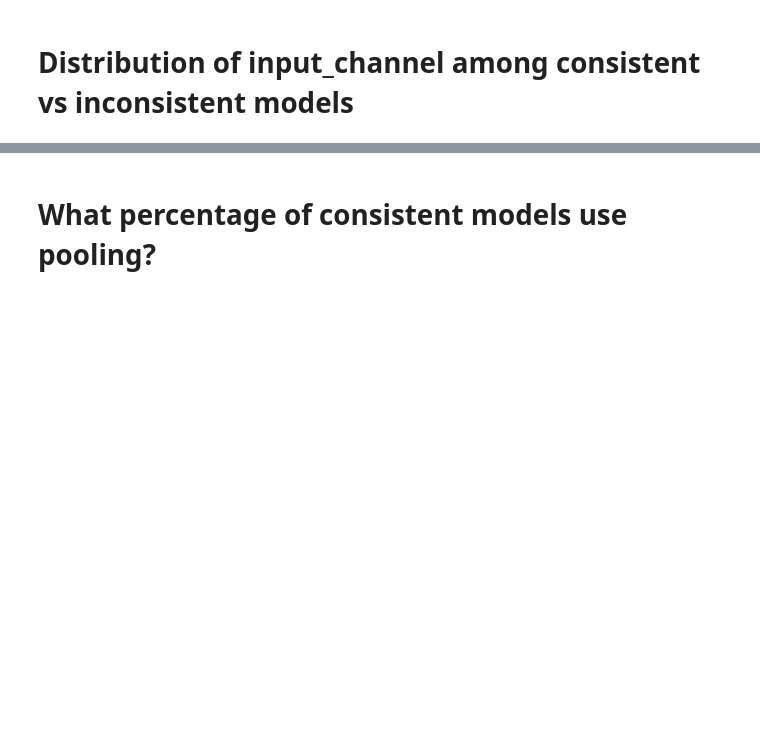
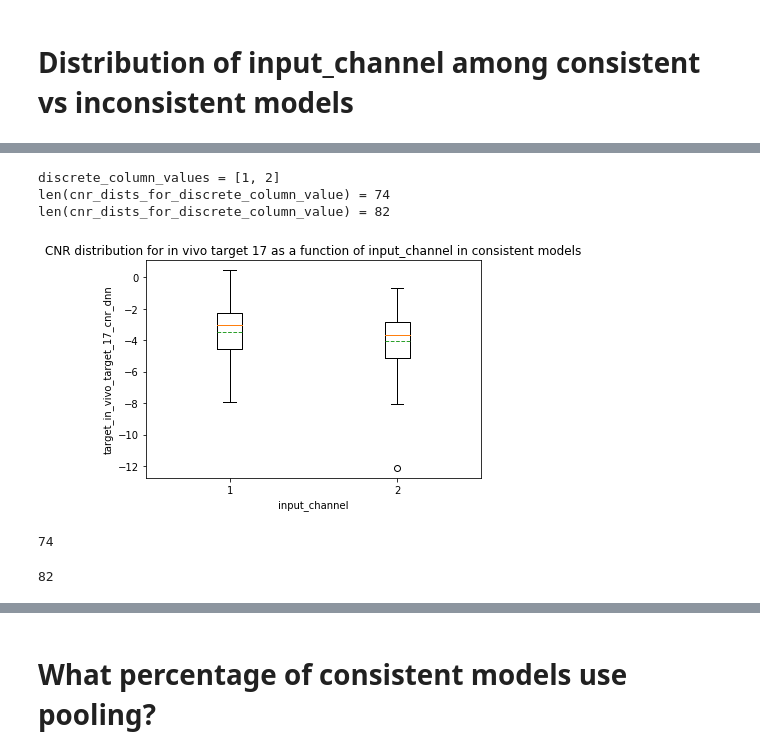
Before and after one commit to zhanwenchen/beam_nn, a Jupyter notebook: notebooks/Hyperparameter Analysis.ipynb, the cells around one changed output, grey strips where cells are left out. Saved outputs shown, nothing was run; the diff lists cells and outputs as text; code cells hidden in the pictures; blank space fills up the shorter version.

Commit message:
(Feature) Box plots

```diff
--- a/notebooks/Hyperparameter Analysis.ipynb
+++ b/notebooks/Hyperparameter Analysis.ipynb
@@ -95,3 +105,25 @@ print(num_consistent, num_inconsistent)
+# %%
+# Discrete boxplot
+# TODO: Check x label correctness!
+def boxplot_cnr_vs_discrete_attributes(x_column, y_column, df_to_use, ax=None):
+    discrete_column_values = sorted(list(df_to_use.loc[:, x_column].unique()))
+    print('discrete_column_values =', discrete_column_values)
+    cnr_dists_for_discrete_column_values = [df_to_use[df_to_use[x_column] == discrete_column_value].loc[:, y_column].values for discrete_column_value in discrete_column_values]
+
+    ax = ax or plt.gca()
+#     fig, ax = plt.subplots(figsize=(12,8))
+#     ax.set_title('CNR distributions for distinct values of: {}'.format(x_column))
+    for cnr_dists_for_discrete_column_value in cnr_dists_for_discrete_column_values:
+        print('len(cnr_dists_for_discrete_column_value) =', len(cnr_dists_for_discrete_column_value))
+#     print('cnr_dists_for_discrete_column_values =', cnr_dists_for_discrete_column_values)
+    ax.boxplot(cnr_dists_for_discrete_column_values, labels=discrete_column_values, showmeans=True, meanline=True)
+    ax.set_xlabel(x_column)
+    ax.set_ylabel(y_column)
+#     ax.set_xticks(range(len(discrete_column_values)), discrete_column_values)
+#     ax.set_xticklabels(discrete_column_values)
+#     set_xticklabels
+
+#     plt.show()
 # %%
 def consistent_vs_inconsistent_discrete(column, show_numbers=True):
     population_weights = df[column].value_counts(sort=False) / len(df)
@@ -165,0 +198,18 @@ consistent_vs_inconsistent_discrete('input_channel')
+# %%
+boxplot_cnr_vs_discrete_attributes('input_channel', 'target_in_vivo_target_17_cnr_dnn', consistent)
+ax = plt.gca()
+ax.set_title('CNR distribution for in vivo target 17 as a function of input_channel in consistent models')
+plt.show()
+# %% [output]
+discrete_column_values = [1, 2]
+len(cnr_dists_for_discrete_column_value) = 74
+len(cnr_dists_for_discrete_column_value) = 82
+[figure, added]
+# %%
+len(consistent[consistent['input_channel'] == 1])
+# %% [output]
+74
+# %%
+len(consistent[consistent['input_channel'] == 2])
+# %% [output]
+82
```
Also changed, not shown: parts of 39 cells of this notebook, 1 other file.
